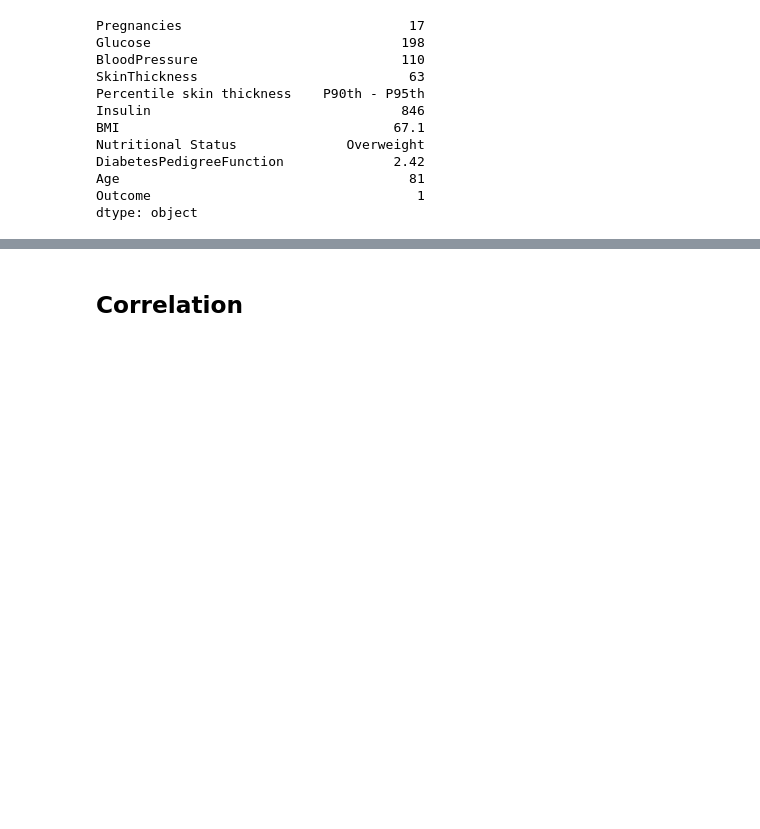
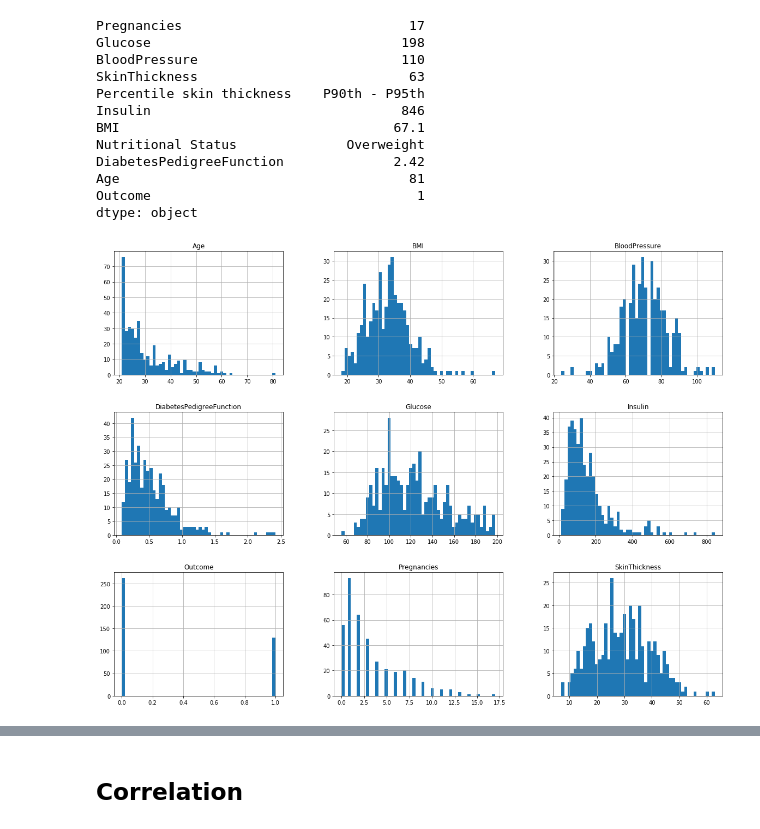
Before and after one commit to npradaschnor/Pima-Indians-Diabetes-Dataset, a Jupyter notebook: Pima Indians Diabetes Dataset.ipynb, the cells around one changed output, grey strips where cells are left out. Cells and saved outputs as stored; diff of their text form; code cells hidden in the pictures; blank space fills up the shorter version.

```diff
--- a/Pima Indians Diabetes Dataset.ipynb
+++ b/Pima Indians Diabetes Dataset.ipynb
@@ -630,3 +630,9 @@ DiabetesPedigreeFunction              2.42
 Age                                     81
 Outcome                                  1
 dtype: object
+# %%
+# Histogram
+pima_all.hist(bins=50, figsize=(20, 15))
+plt.show()
+# %% [output]
+[figure, added]
```
Also changed, not shown: parts of 10 cells of this notebook.
